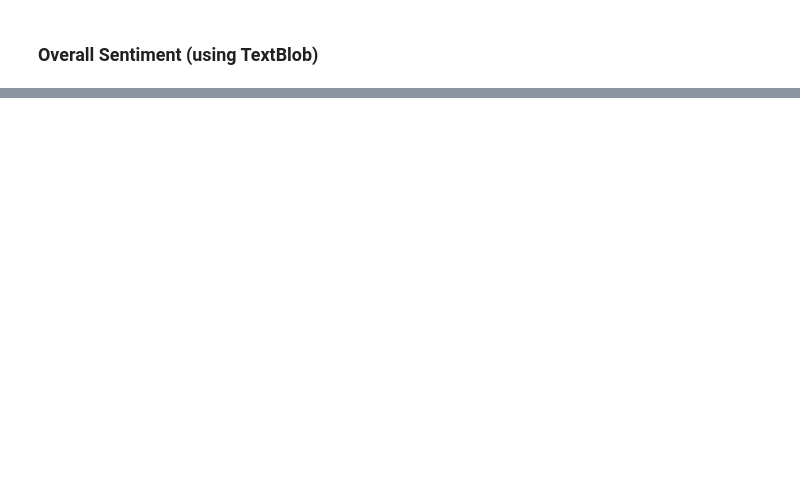
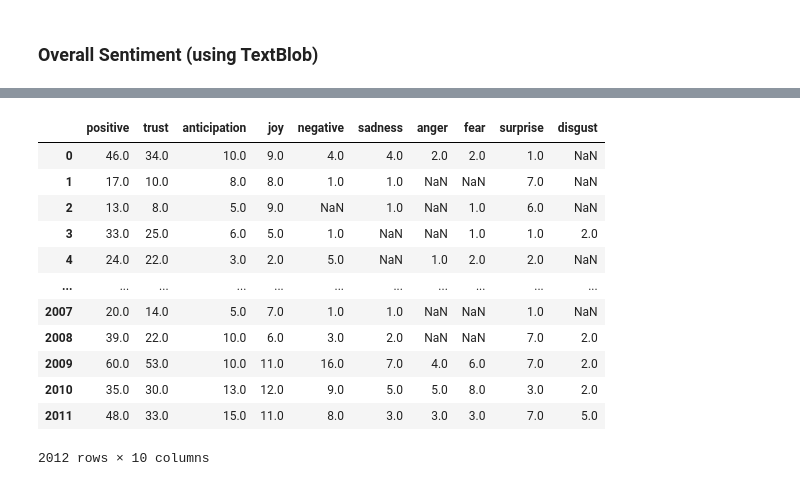
Before and after one commit to yash9323/webminingproject, a Jupyter notebook: eda.ipynb, the cells around one changed output, grey strips where cells are left out. Saved outputs shown, nothing was run; the diff lists cells and outputs as text; code cells hidden in the pictures; blank space fills up the shorter version.

```diff
--- a/eda.ipynb
+++ b/eda.ipynb
@@ -219,0 +315,24 @@ plt.show()
+# %%
+def nrc_raw_emotions(text):
+    nrc = NRCLex(text)
+    return nrc.raw_emotion_scores
+# %%
+emotion_df = pd.DataFrame(df['processed_transcript'])
+# %%
+raw_emotions_df = emotion_df.apply(lambda x: nrc_raw_emotions(x['processed_transcript']), axis=1, result_type='expand')
+# %%
+raw_emotions_df
+# %% [output]
+|  | positive | trust | anticipation | joy | negative | sadness | anger | fear | surprise | disgust |
+| 0 | 46.0 | 34.0 | 10.0 | 9.0 | 4.0 | 4.0 | 2.0 | 2.0 | 1.0 | NaN |
+| 1 | 17.0 | 10.0 | 8.0 | 8.0 | 1.0 | 1.0 | NaN | NaN | 7.0 | NaN |
+| 2 | 13.0 | 8.0 | 5.0 | 9.0 | NaN | 1.0 | NaN | 1.0 | 6.0 | NaN |
+| 3 | 33.0 | 25.0 | 6.0 | 5.0 | 1.0 | NaN | NaN | 1.0 | 1.0 | 2.0 |
+| 4 | 24.0 | 22.0 | 3.0 | 2.0 | 5.0 | NaN | 1.0 | 2.0 | 2.0 | NaN |
+| ... | ... | ... | ... | ... | ... | ... | ... | ... | ... | ... |
+| 2007 | 20.0 | 14.0 | 5.0 | 7.0 | 1.0 | 1.0 | NaN | NaN | 1.0 | NaN |
+| 2008 | 39.0 | 22.0 | 10.0 | 6.0 | 3.0 | 2.0 | NaN | NaN | 7.0 | 2.0 |
+| 2009 | 60.0 | 53.0 | 10.0 | 11.0 | 16.0 | 7.0 | 4.0 | 6.0 | 7.0 | 2.0 |
+| 2010 | 35.0 | 30.0 | 13.0 | 12.0 | 9.0 | 5.0 | 5.0 | 8.0 | 3.0 | 2.0 |
+| 2011 | 48.0 | 33.0 | 15.0 | 11.0 | 8.0 | 3.0 | 3.0 | 3.0 | 7.0 | 5.0 |
+2012 rows × 10 columns
```
Also changed, not shown: parts of 50 cells of this notebook, 1 other file.
